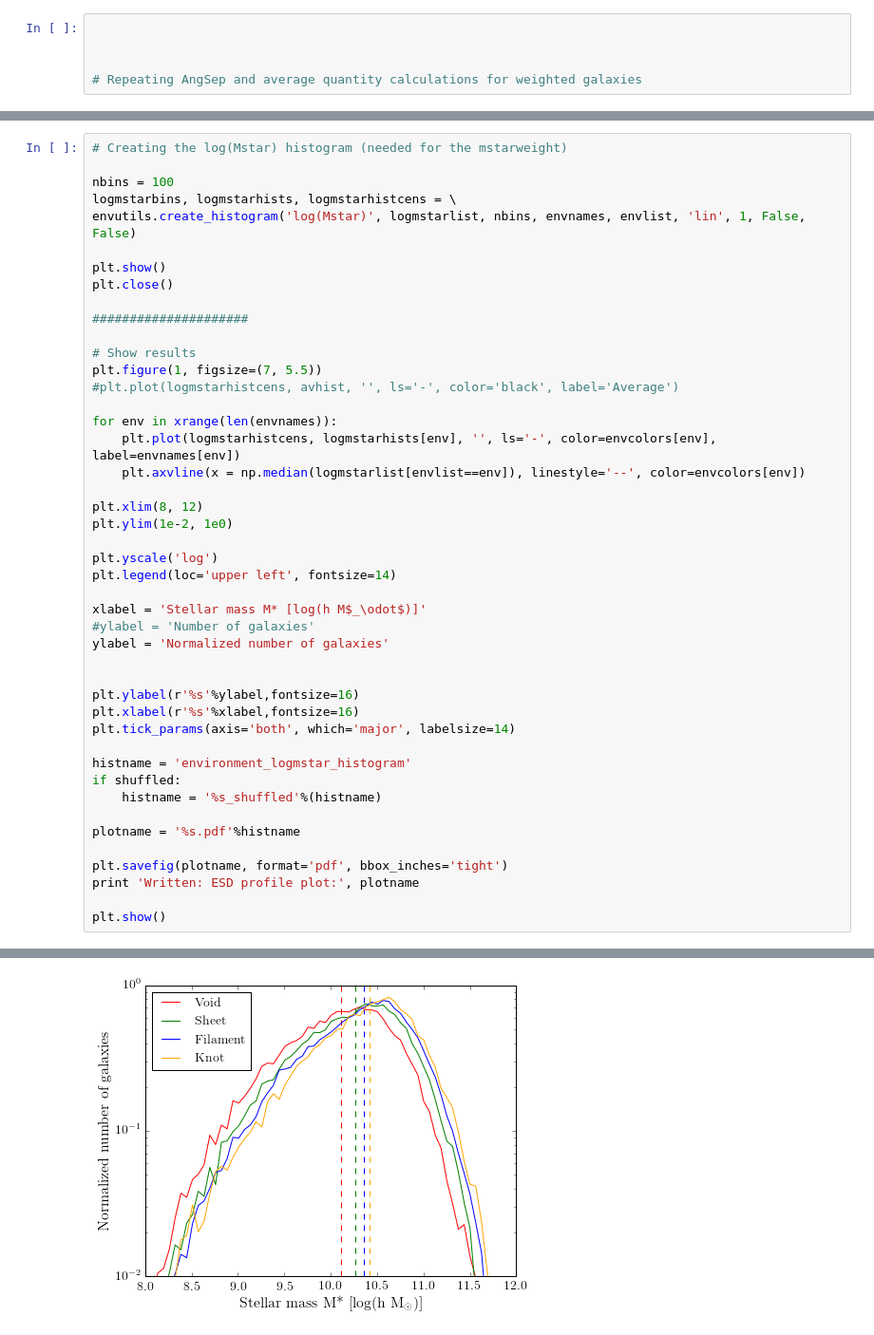
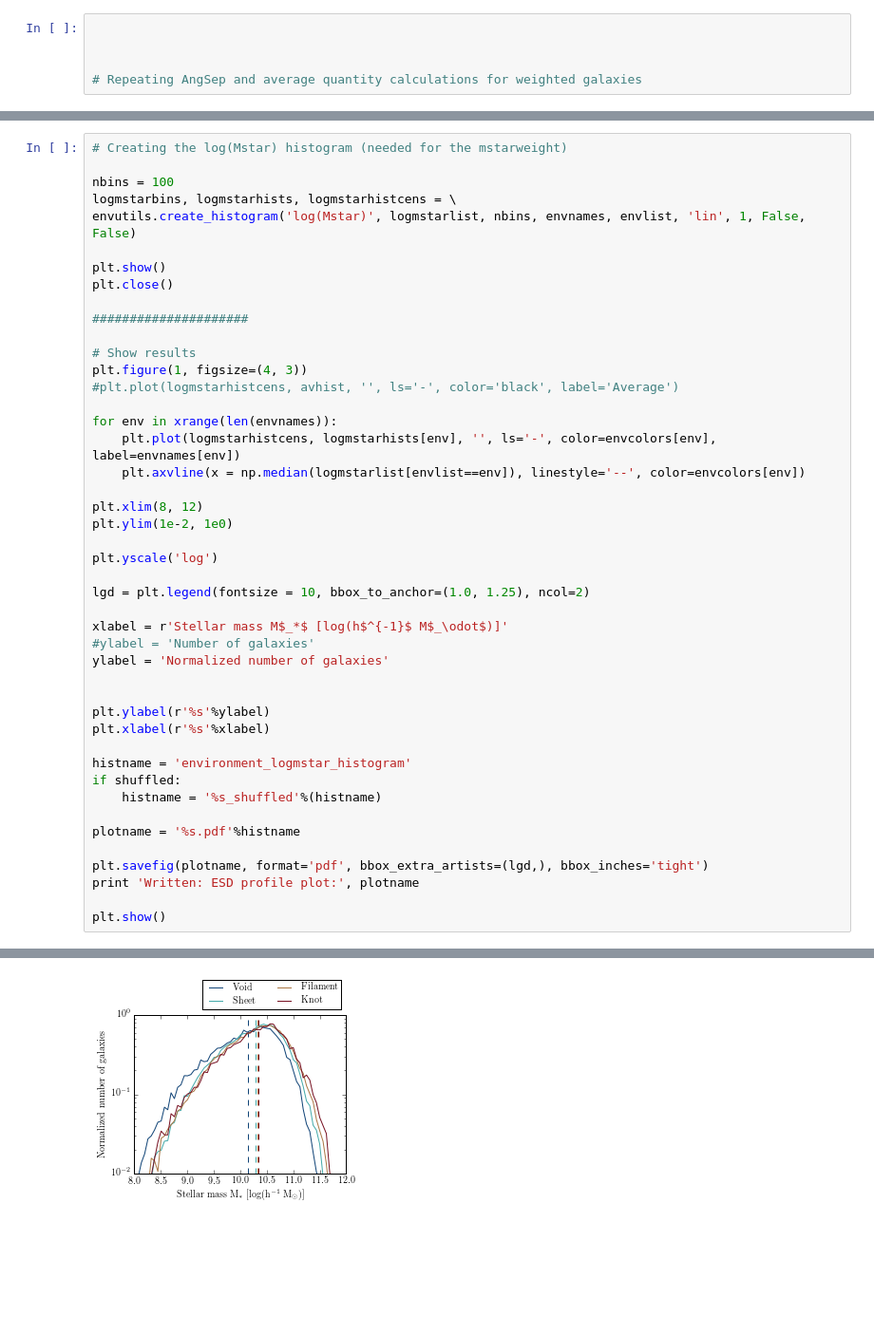
Before and after one commit to samtaziaux/KiDS-Sam_master, a Jupyter notebook: brouwer/environment_project/AngSephist.ipynb, the cells around one changed output, grey strips where cells are left out. Shown at 95% size. Cells and saved outputs as stored; diff of their text form; blank space fills up the shorter version.

```diff
--- a/brouwer/environment_project/AngSephist.ipynb
+++ b/brouwer/environment_project/AngSephist.ipynb
@@ -253,7 +306,7 @@ plt.close()
 #####################
 
 # Show results
-plt.figure(1, figsize=(7, 5.5))
+plt.figure(1, figsize=(4, 3))
 #plt.plot(logmstarhistcens, avhist, '', ls='-', color='black', label='Average')
 
 for env in xrange(len(envnames)):
@@ -264,16 +317,16 @@ plt.xlim(8, 12)
 plt.ylim(1e-2, 1e0)
 
 plt.yscale('log')
-plt.legend(loc='upper left', fontsize=14)
 
-xlabel = 'Stellar mass M* [log(h M$_\odot$)]'
+lgd = plt.legend(fontsize = 10, bbox_to_anchor=(1.0, 1.25), ncol=2)
+
+xlabel = r'Stellar mass M$_*$ [log(h$^{-1}$ M$_\odot$)]'
 #ylabel = 'Number of galaxies'
 ylabel = 'Normalized number of galaxies'
 
 
-plt.ylabel(r'%s'%ylabel,fontsize=16)
-plt.xlabel(r'%s'%xlabel,fontsize=16)
-plt.tick_params(axis='both', which='major', labelsize=14)
+plt.ylabel(r'%s'%ylabel)
+plt.xlabel(r'%s'%xlabel)
 
 histname = 'environment_logmstar_histogram'
 if shuffled:
@@ -281,7 +334,7 @@ if shuffled:
 
 plotname = '%s.pdf'%histname
 
-plt.savefig(plotname, format='pdf', bbox_inches='tight')
+plt.savefig(plotname, format='pdf', bbox_extra_artists=(lgd,), bbox_inches='tight')
 print 'Written: ESD profile plot:', plotname
 
 plt.show()
@@ -291 +344 @@ Written: ESD profile plot: environment_logmstar_histogram_shuffled.pdf
-[figure, old version]
+[figure, new version]
```
Also changed, not shown: parts of 12 cells of this notebook, 26 other files.
